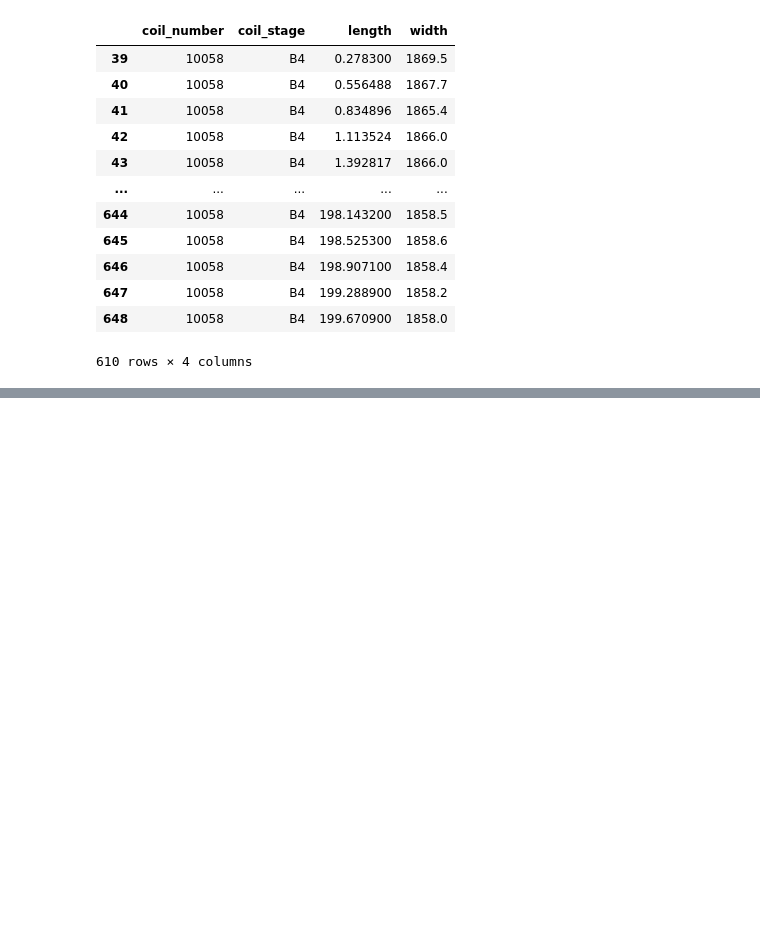
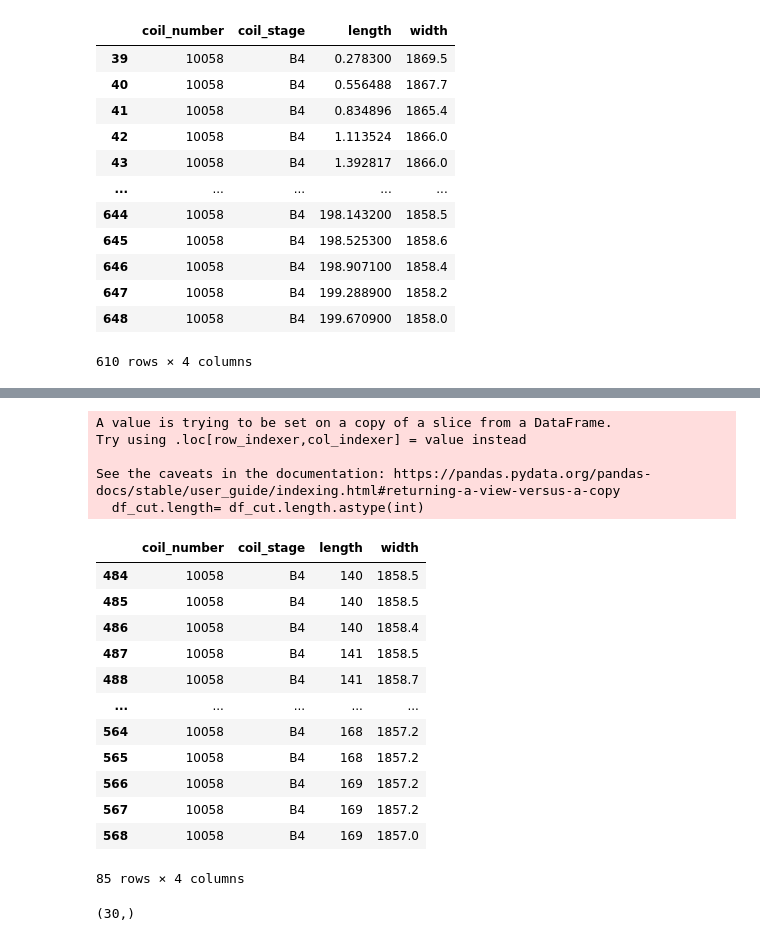
Before and after one commit to Msdot001/Predicting-width-constrictions-during-hot-rolling, a Jupyter notebook: test.ipynb, the cells around one changed output, grey strips where cells are left out. Saved outputs shown, nothing was run; the diff lists cells and outputs as text; code cells hidden in the pictures; blank space fills up the shorter version.

Commit message:
dataLabelCreated

```diff
--- a/test.ipynb
+++ b/test.ipynb
@@ -95,3 +109,34 @@ my_df
+# %%
+df_cut = my_df.loc[(my_df['length'] >= 140) & (my_df['length'] <= 170)]
+# %%
+df_cut.length= df_cut.length.astype(int)
+
+df_cut
+# %% [output]
+A value is trying to be set on a copy of a slice from a DataFrame.
+Try using .loc[row_indexer,col_indexer] = value instead
+
+See the caveats in the documentation: https://pandas.pydata.org/pandas-docs/stable/user_guide/indexing.html#returning-a-view-versus-a-copy
+  df_cut.length= df_cut.length.astype(int)
+|  | coil_number | coil_stage | length | width |
+| 484 | 10058 | B4 | 140 | 1858.5 |
+| 485 | 10058 | B4 | 140 | 1858.5 |
+| 486 | 10058 | B4 | 140 | 1858.4 |
+| 487 | 10058 | B4 | 141 | 1858.5 |
+| 488 | 10058 | B4 | 141 | 1858.7 |
+| ... | ... | ... | ... | ... |
+| 564 | 10058 | B4 | 168 | 1857.2 |
+| 565 | 10058 | B4 | 168 | 1857.2 |
+| 566 | 10058 | B4 | 169 | 1857.2 |
+| 567 | 10058 | B4 | 169 | 1857.2 |
+| 568 | 10058 | B4 | 169 | 1857.0 |
+85 rows × 4 columns
+# %%
+average= df_cut.groupby('length')['width'].mean()
+
+average.shape
+# %% [output]
+(30,)
 # %%
 #Plot the graph for B4 coil
 import matplotlib.pyplot as plt
```
Also changed, not shown: parts of 4 cells of this notebook.
